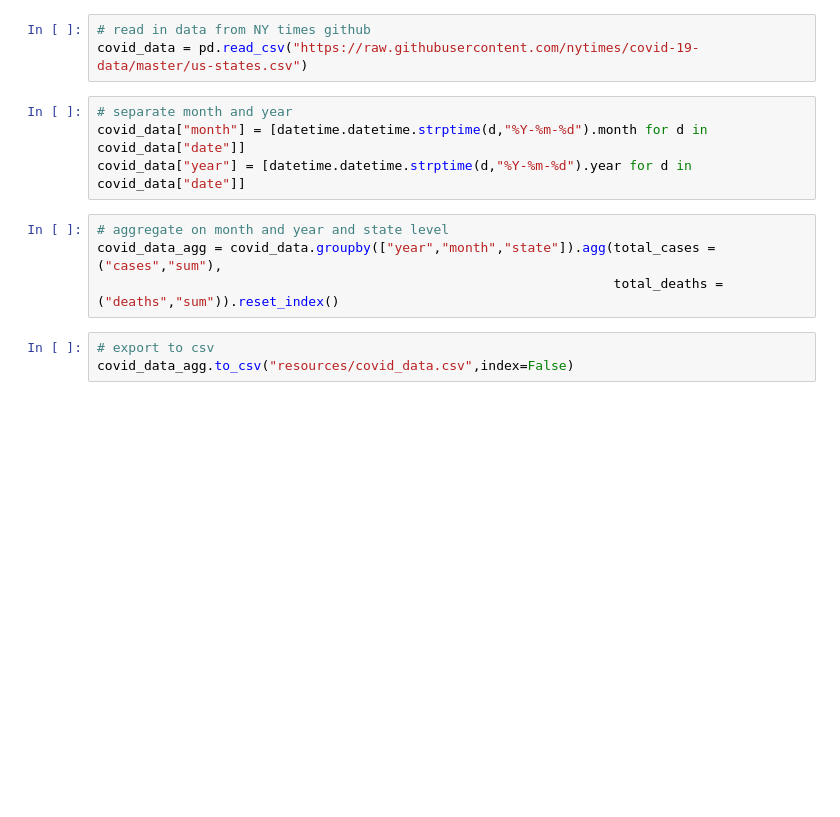
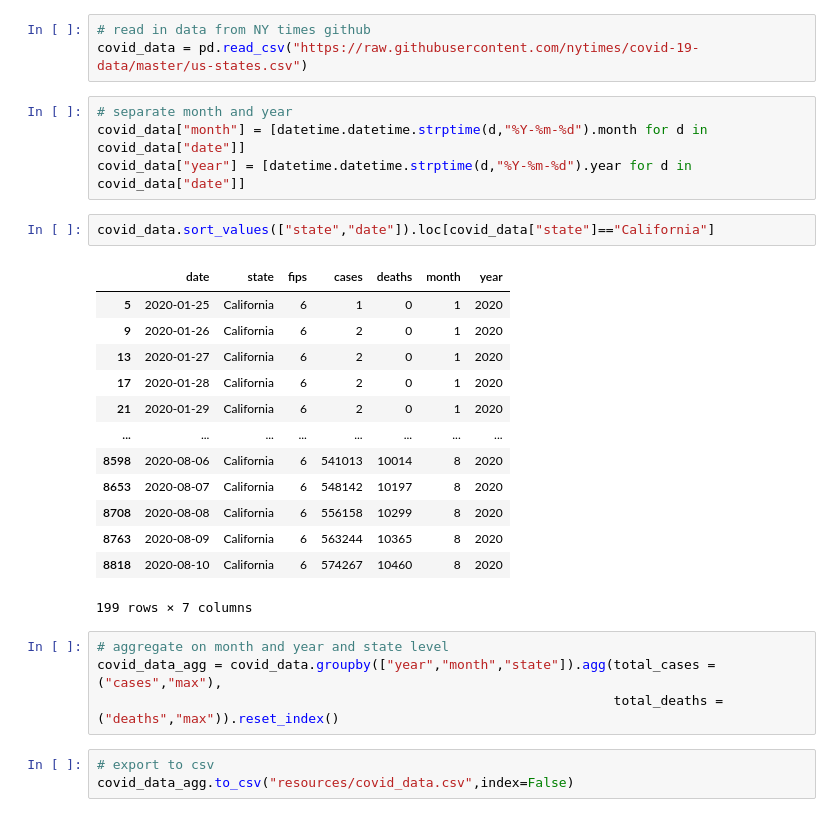
Before and after one commit to YANG007SUN/impact_of_covid-19_on_unemp_rate_and_cpi, a Jupyter notebook: data_processor.ipynb, the cells around one changed output. Saved outputs shown, nothing was run; the diff lists cells and outputs as text; blank space fills up the shorter version.

```diff
--- a/data_processor.ipynb
+++ b/data_processor.ipynb
@@ -8,10 +10,26 @@ covid_data = pd.read_csv("https://raw.githubusercontent.com/nytimes/covid-19-dat
 # separate month and year
 covid_data["month"] = [datetime.datetime.strptime(d,"%Y-%m-%d").month for d in covid_data["date"]]
 covid_data["year"] = [datetime.datetime.strptime(d,"%Y-%m-%d").year for d in covid_data["date"]]
+# %%
+covid_data.sort_values(["state","date"]).loc[covid_data["state"]=="California"]
+# %% [output]
+|  | date | state | fips | cases | deaths | month | year |
+| 5 | 2020-01-25 | California | 6 | 1 | 0 | 1 | 2020 |
+| 9 | 2020-01-26 | California | 6 | 2 | 0 | 1 | 2020 |
+| 13 | 2020-01-27 | California | 6 | 2 | 0 | 1 | 2020 |
+| 17 | 2020-01-28 | California | 6 | 2 | 0 | 1 | 2020 |
+| 21 | 2020-01-29 | California | 6 | 2 | 0 | 1 | 2020 |
+| ... | ... | ... | ... | ... | ... | ... | ... |
+| 8598 | 2020-08-06 | California | 6 | 541013 | 10014 | 8 | 2020 |
+| 8653 | 2020-08-07 | California | 6 | 548142 | 10197 | 8 | 2020 |
+| 8708 | 2020-08-08 | California | 6 | 556158 | 10299 | 8 | 2020 |
+| 8763 | 2020-08-09 | California | 6 | 563244 | 10365 | 8 | 2020 |
+| 8818 | 2020-08-10 | California | 6 | 574267 | 10460 | 8 | 2020 |
+199 rows × 7 columns
 # %%
 # aggregate on month and year and state level
-covid_data_agg = covid_data.groupby(["year","month","state"]).agg(total_cases = ("cases","sum"),
-                                                                  total_deaths = ("deaths","sum")).reset_index()
+covid_data_agg = covid_data.groupby(["year","month","state"]).agg(total_cases = ("cases","max"),
+                                                                  total_deaths = ("deaths","max")).reset_index()
 # %%
 # export to csv
 covid_data_agg.to_csv("resources/covid_data.csv",index=False)
```
Also changed, not shown: parts of 24 cells of this notebook, 9 other files.
